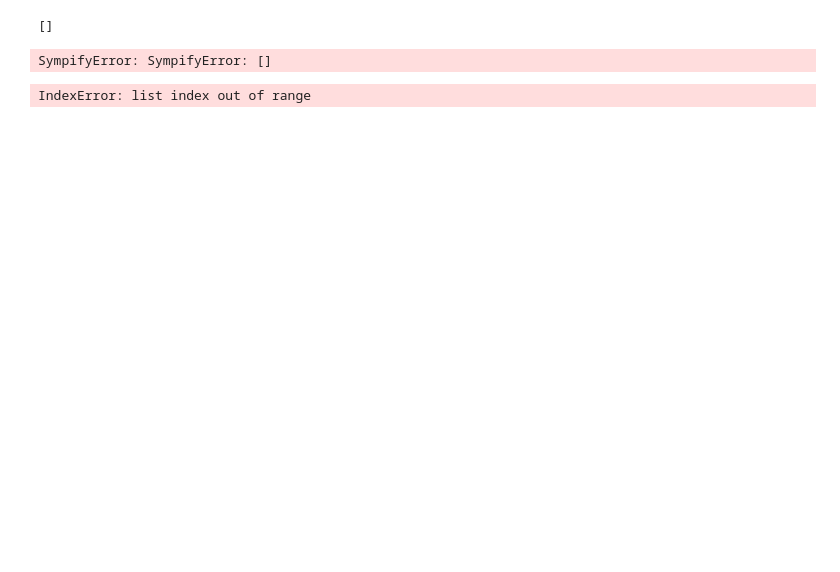
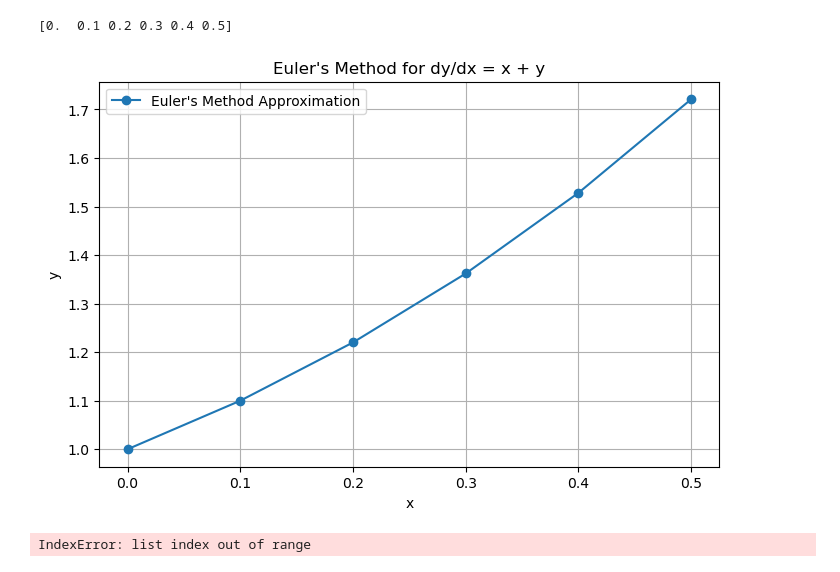
Before and after one commit to Kemuk/first_rotation, a Jupyter notebook: euler_from_scratch.ipynb, the cells around one changed output. Drawn from its saved outputs; the diff is of its cells as text; code cells hidden in the pictures; blank space fills up the shorter version.

Commit message:
Returns exact solution

```diff
--- a/euler_from_scratch.ipynb
+++ b/euler_from_scratch.ipynb
@@ -25,47 +25,56 @@ def euler_method(function, step_size, y_0, x_0, x_end):
     plot_euler(function, x_values,y_values)
 
 def exact_solve(equation_str, x_0, x_end, y_0, step_size):
-
-    x,y = sp.symbols('x y')
-
-    # Define the symbols
+    # Define symbols
     x = sp.Symbol('x')
     y = sp.Function('y')
 
-    eq = sp.Eq(y(x).diff(x), sp.sympify(equation_str))
+    # Convert string to sympy expression
+    try:
+        rhs = sp.sympify(equation_str)
+    except (sp.SympifyError, ValueError):
+        return "Invalid equation format."
+
+    # Define the ODE dy/dx = rhs
+    eq = sp.Eq(y(x).diff(x), rhs)
 
     # Solve the ODE
     solution = sp.dsolve(eq, y(x))
 
+    # Solve for constant C using initial condition y(x_0) = y_0
     C = sp.Symbol('C')
-    constant_value = sp.solve(solution.rhs.subs(x, x_0) - y_0, C)
-    print(constant_value)
+    general_solution = solution.rhs
+    constant_eq = general_solution.subs(x, x_0) - y_0
+    constant_value = sp.solve(constant_eq, C)
 
-    # Particular solution
-    particular_solution = solution.subs(C, constant_value)
+    if not constant_value:
+        return "Unable to determine the constant with given initial conditions."
 
-    return particular_solution
+    # Substitute the constant into the general solution
+    particular_solution = general_solution.subs(C, constant_value[0])
+
+    return particular_solution.simplify()
 
 # Function to plot Euler's method results
 def plot_euler(function, x_values, y_values):
 
     plt.figure(figsize=(8, 5))
     plt.plot(x_values, y_values, marker='o', linestyle='-', label="Euler's Method Approximation")
     plt.xlabel("x")
     plt.ylabel("y")
     plt.title(f"Euler's Method for dy/dx = {str(function)}")
     plt.legend()
     plt.grid(True)
     plt.show()
 
 exact_solve("x+y", x_0=0, x_end=0.5, y_0=1,step_size = 0.1)
 
 function=make_function("x+y")
 
 euler_method(function=function, step_size = 0.1,y_0=1,x_0=0,x_end=0.5)
 # %% [output]
-[]
+[0.  0.1 0.2 0.3 0.4 0.5]
-SympifyError: SympifyError: []
+[figure, added]
 # %%
 # david's example
 # %%
```
